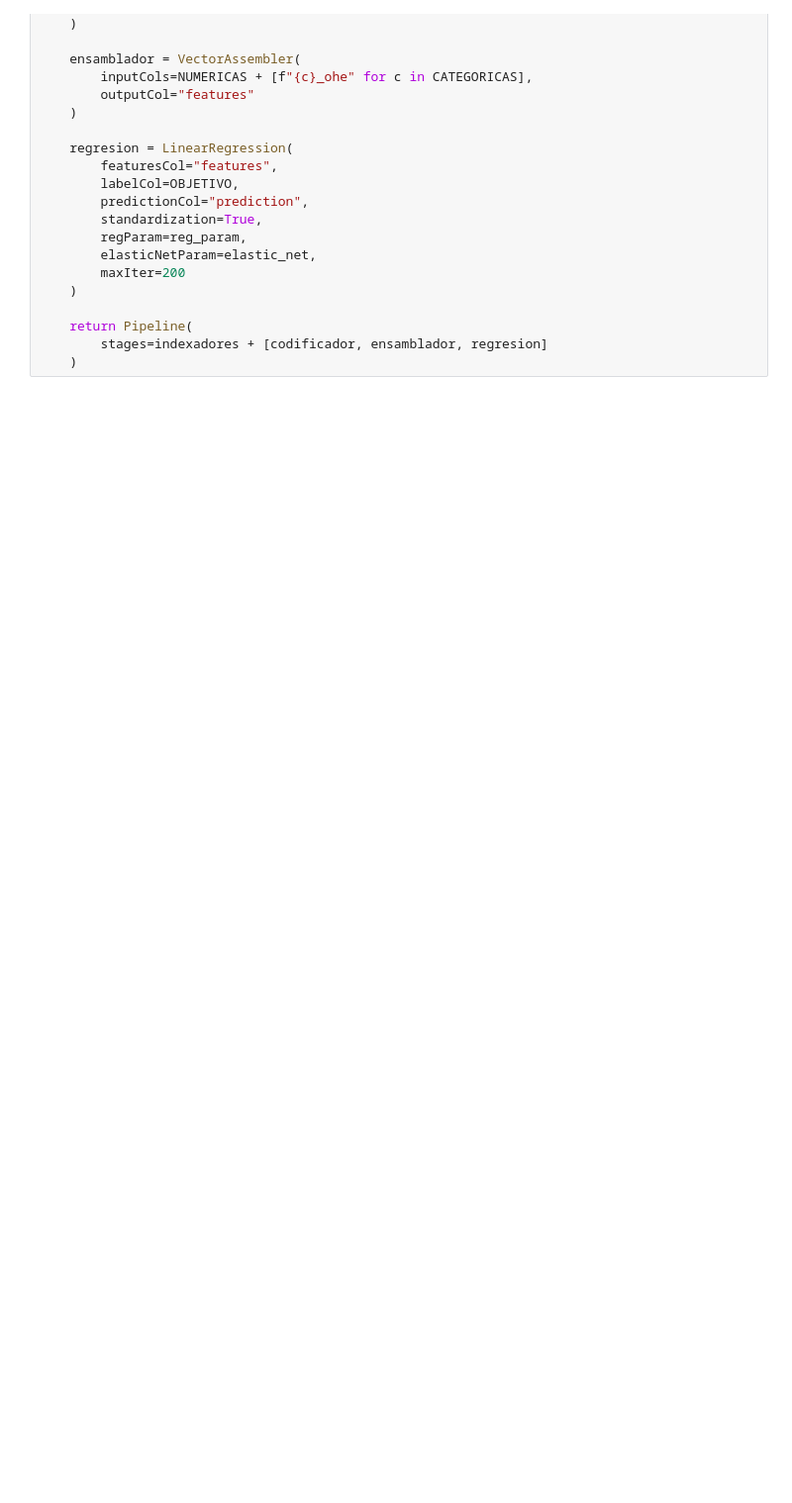
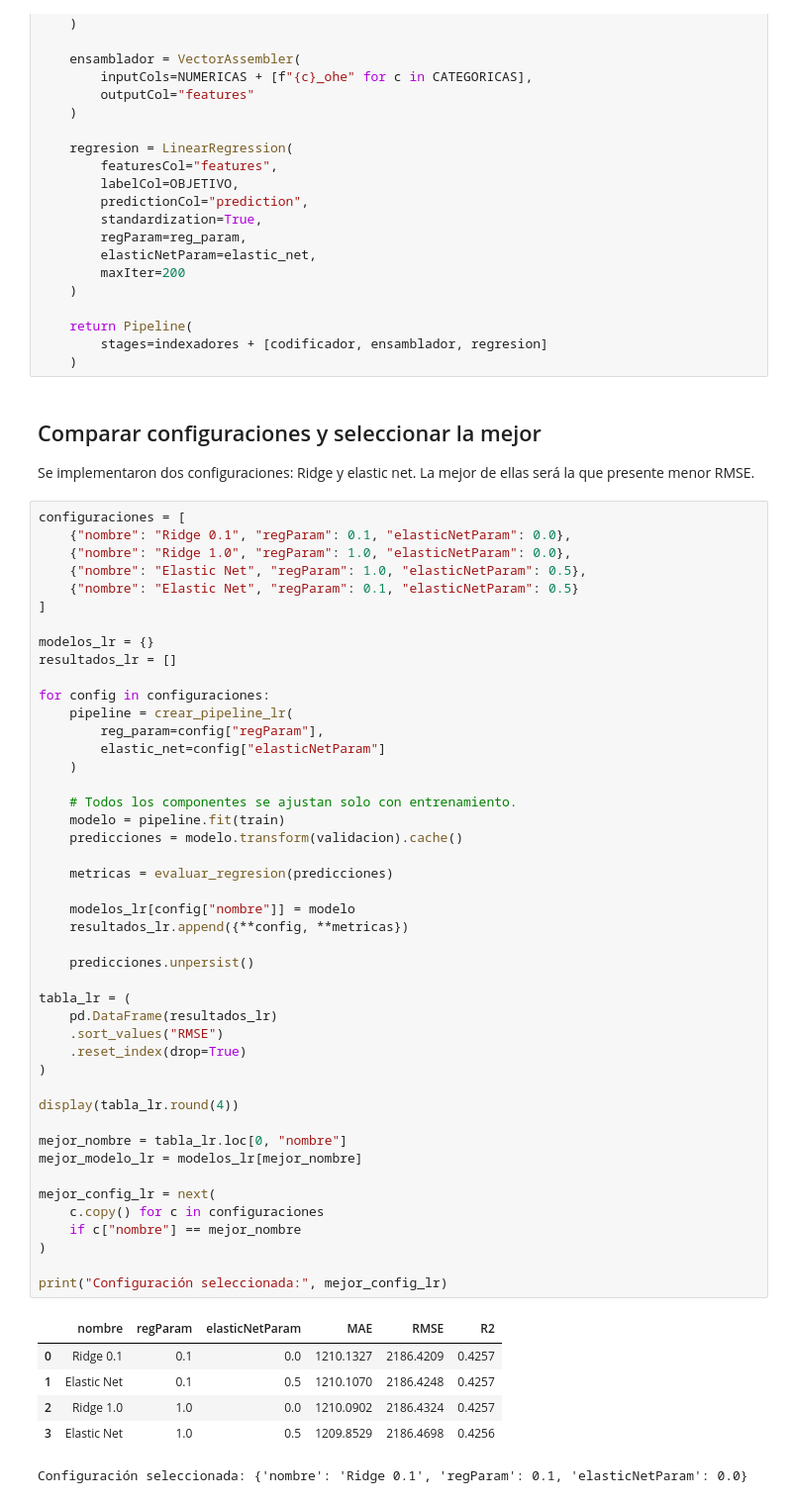
Before and after one commit to CindyGualim/lab7-data, a Jupyter notebook: notebooks/Laboratorio7_SparkMLlib.ipynb, the cells around one changed output. Shown at 99% size. Drawn from its saved outputs; the diff is of its cells as text; blank space fills up the shorter version.

Commit message:
feat: 5. Probar distintas formas de regularización. Se escoió ridge.

```diff
--- a/notebooks/Laboratorio7_SparkMLlib.ipynb
+++ b/notebooks/Laboratorio7_SparkMLlib.ipynb
@@ -1240,3 +1253,59 @@ def crear_pipeline_lr(reg_param, elastic_net):
     return Pipeline(
         stages=indexadores + [codificador, ensamblador, regresion]
     )
+# %% [markdown]
+## Comparar configuraciones y seleccionar la mejor
+
+Se implementaron dos configuraciones: Ridge y elastic net. La mejor de ellas será la que presente menor RMSE.
+# %%
+configuraciones = [
+    {"nombre": "Ridge 0.1", "regParam": 0.1, "elasticNetParam": 0.0},
+    {"nombre": "Ridge 1.0", "regParam": 1.0, "elasticNetParam": 0.0},
+    {"nombre": "Elastic Net", "regParam": 1.0, "elasticNetParam": 0.5},
+    {"nombre": "Elastic Net", "regParam": 0.1, "elasticNetParam": 0.5}
+]
+
+modelos_lr = {}
+resultados_lr = []
+
+for config in configuraciones:
+    pipeline = crear_pipeline_lr(
+        reg_param=config["regParam"],
+        elastic_net=config["elasticNetParam"]
+    )
+
+    # Todos los componentes se ajustan solo con entrenamiento.
+    modelo = pipeline.fit(train)
+    predicciones = modelo.transform(validacion).cache()
+
+    metricas = evaluar_regresion(predicciones)
+
+    modelos_lr[config["nombre"]] = modelo
+    resultados_lr.append({**config, **metricas})
+
+    predicciones.unpersist()
+
+tabla_lr = (
+    pd.DataFrame(resultados_lr)
+    .sort_values("RMSE")
+    .reset_index(drop=True)
+)
+
+display(tabla_lr.round(4))
+
+mejor_nombre = tabla_lr.loc[0, "nombre"]
+mejor_modelo_lr = modelos_lr[mejor_nombre]
+
+mejor_config_lr = next(
+    c.copy() for c in configuraciones
+    if c["nombre"] == mejor_nombre
+)
+
+print("Configuración seleccionada:", mejor_config_lr)
+# %% [output]
+|  | nombre | regParam | elasticNetParam | MAE | RMSE | R2 |
+| 0 | Ridge 0.1 | 0.1 | 0.0 | 1210.1327 | 2186.4209 | 0.4257 |
+| 1 | Elastic Net | 0.1 | 0.5 | 1210.1070 | 2186.4248 | 0.4257 |
+| 2 | Ridge 1.0 | 1.0 | 0.0 | 1210.0902 | 2186.4324 | 0.4257 |
+| 3 | Elastic Net | 1.0 | 0.5 | 1209.8529 | 2186.4698 | 0.4256 |
+Configuración seleccionada: {'nombre': 'Ridge 0.1', 'regParam': 0.1, 'elasticNetParam': 0.0}
```
Also changed, not shown: parts of 17 cells of this notebook.
